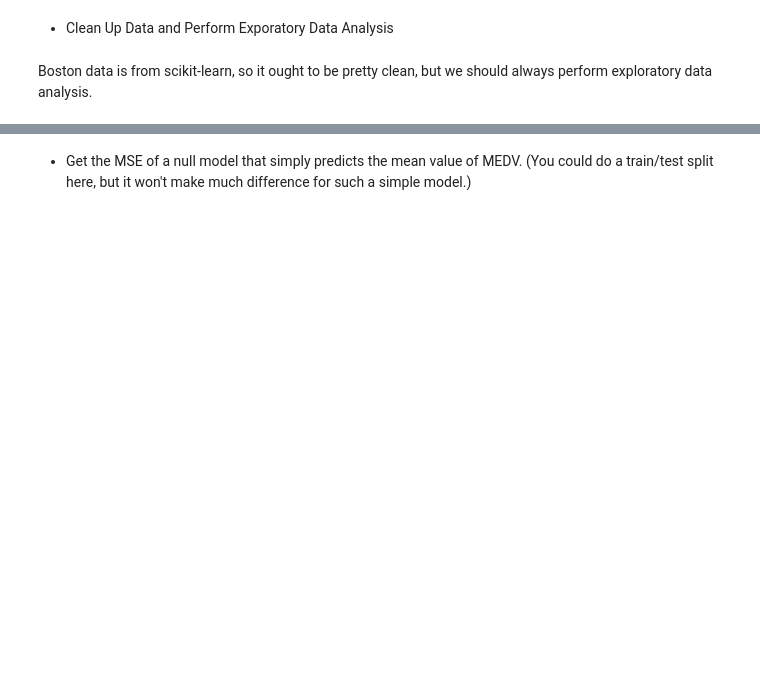
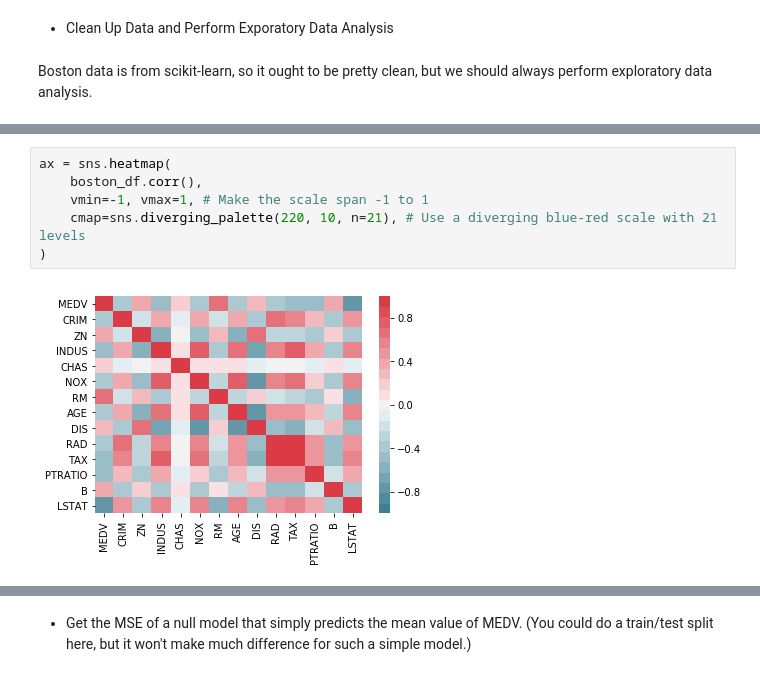
Before and after one commit to meghanaanne/UNIT3, a Jupyter notebook: linreg_knn_project.ipynb, the cells around one changed output, grey strips where cells are left out. Saved outputs shown, nothing was run; the diff lists cells and outputs as text; blank space fills up the shorter version.

```diff
--- a/linreg_knn_project.ipynb
+++ b/linreg_knn_project.ipynb
@@ -69,0 +214,8 @@ Boston data is from scikit-learn, so it ought to be pretty clean, but we should
+# %%
+ax = sns.heatmap(
+    boston_df.corr(),
+    vmin=-1, vmax=1, # Make the scale span -1 to 1
+    cmap=sns.diverging_palette(220, 10, n=21), # Use a diverging blue-red scale with 21 levels
+)
+# %% [output]
+[figure, added]
```
Also changed, not shown: parts of 55 cells of this notebook.
